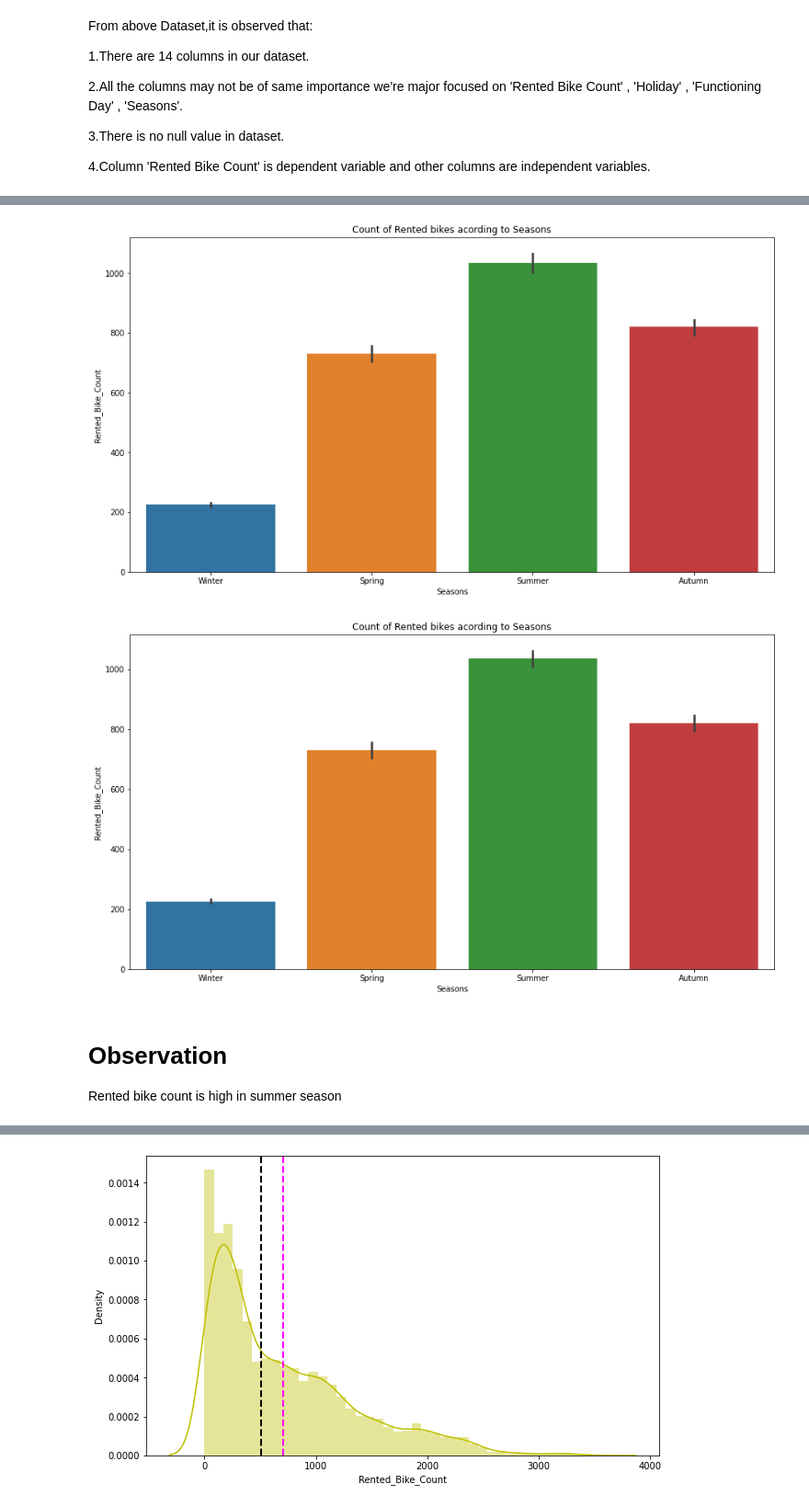
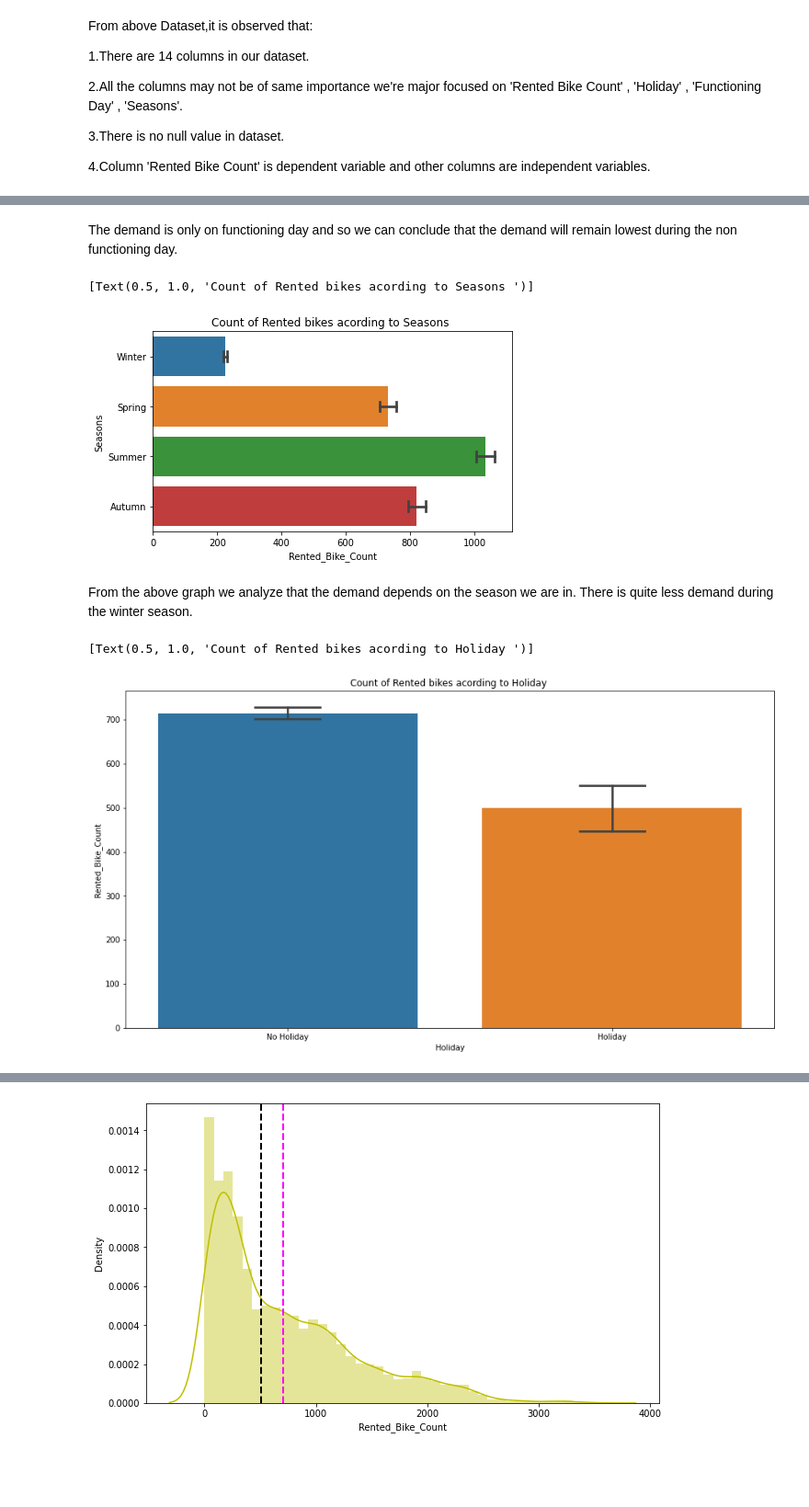
Before and after one commit to shahfaissalDharwad/Seoul-Bike-Sharing-Demand-Prediction-linear-regression-, a Jupyter notebook: Bike_Sharing_Demand_Prediction_Capstone_Project2.ipynb, the cells around one changed output, grey strips where cells are left out. Shown at 92% size. Saved outputs shown, nothing was run; the diff lists cells and outputs as text; code cells hidden in the pictures; blank space fills up the shorter version.

```diff
--- a/Bike_Sharing_Demand_Prediction_Capstone_Project2.ipynb
+++ b/Bike_Sharing_Demand_Prediction_Capstone_Project2.ipynb
@@ -386,4 +185,0 @@ plt.show()
-# %%
-plt.rcParams['figure.figsize']=(20,8)
-sns.barplot(x='month',y='Rented_Bike_Count',data=dataset)
-plt.show()
@@ -414,11 +213,18 @@ plt.show()
+# %% [markdown]
+The demand is only on functioning day and so we can conclude that the demand will remain lowest during the non functioning day.
+# %%
+fig,ax=plt.subplots(figsize=(7,4))
+sns.barplot(data=dataset,x='Rented_Bike_Count',y='Seasons',ax=ax,capsize=.2)
+ax.set(title='Count of Rented bikes acording to Seasons ')
+# %% [output]
+[Text(0.5, 1.0, 'Count of Rented bikes acording to Seasons ')]
+[figure, added]
+# %% [markdown]
+From the above graph we analyze that the demand depends on the season we are in. There is quite less demand during the winter season.
 # %%
-plt.figure(figsize=(15,8))
-sns.barplot(x='Seasons',y='Rented_Bike_Count',data=dataset)
-plt.title('Count of Rented bikes acording to Seasons')
-plt.show()
+fig,ax=plt.subplots(figsize=(15,8))
+sns.barplot(data=dataset,x='Holiday',y='Rented_Bike_Count',ax=ax,capsize=.2)
+ax.set(title='Count of Rented bikes acording to Holiday ')
 # %% [output]
+[Text(0.5, 1.0, 'Count of Rented bikes acording to Holiday ')]
-[figure, old version]
+[figure, new version]
-[figure, removed]
-# %% [markdown]
-# Observation
-Rented bike count is high in summer season
```
Also changed, not shown: parts of 132 cells of this notebook.
